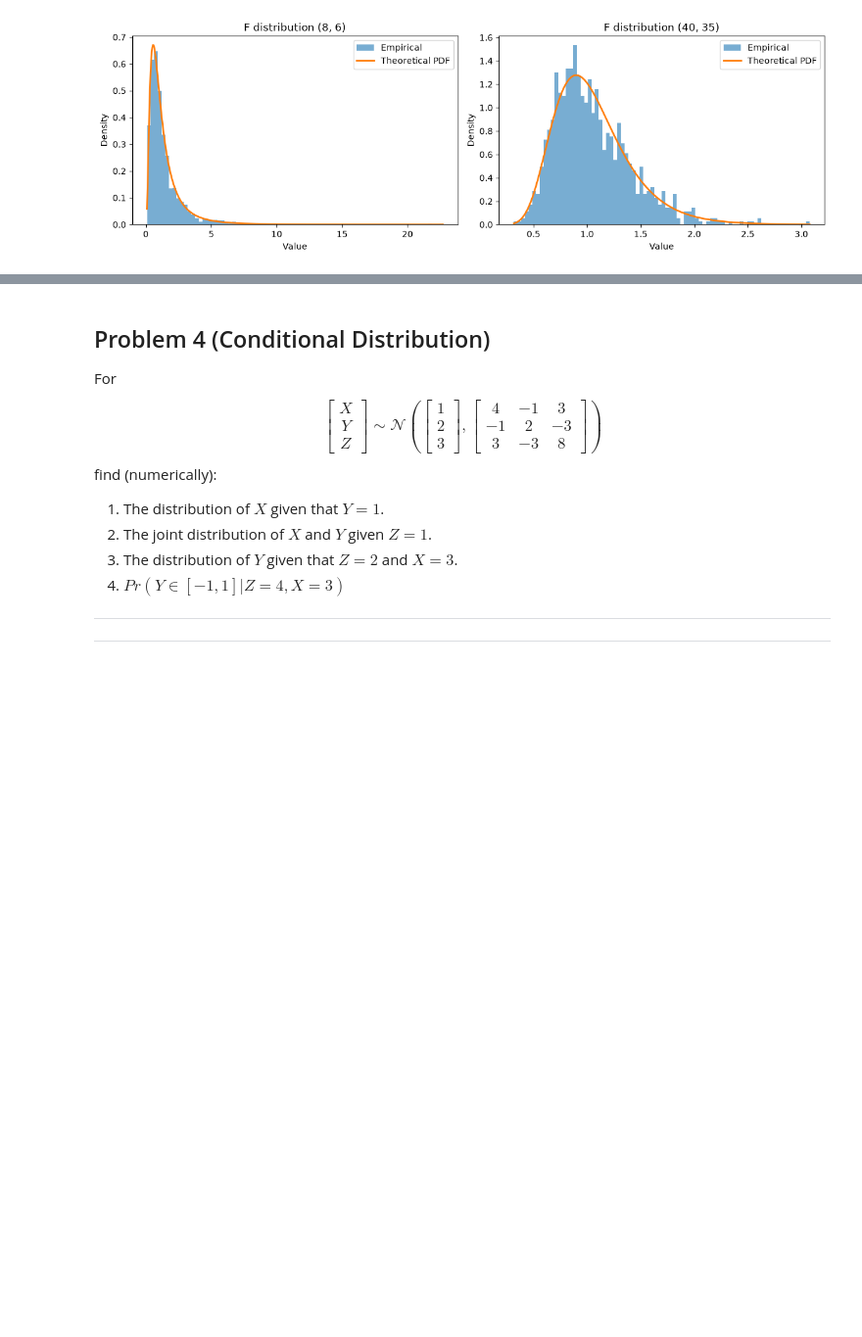
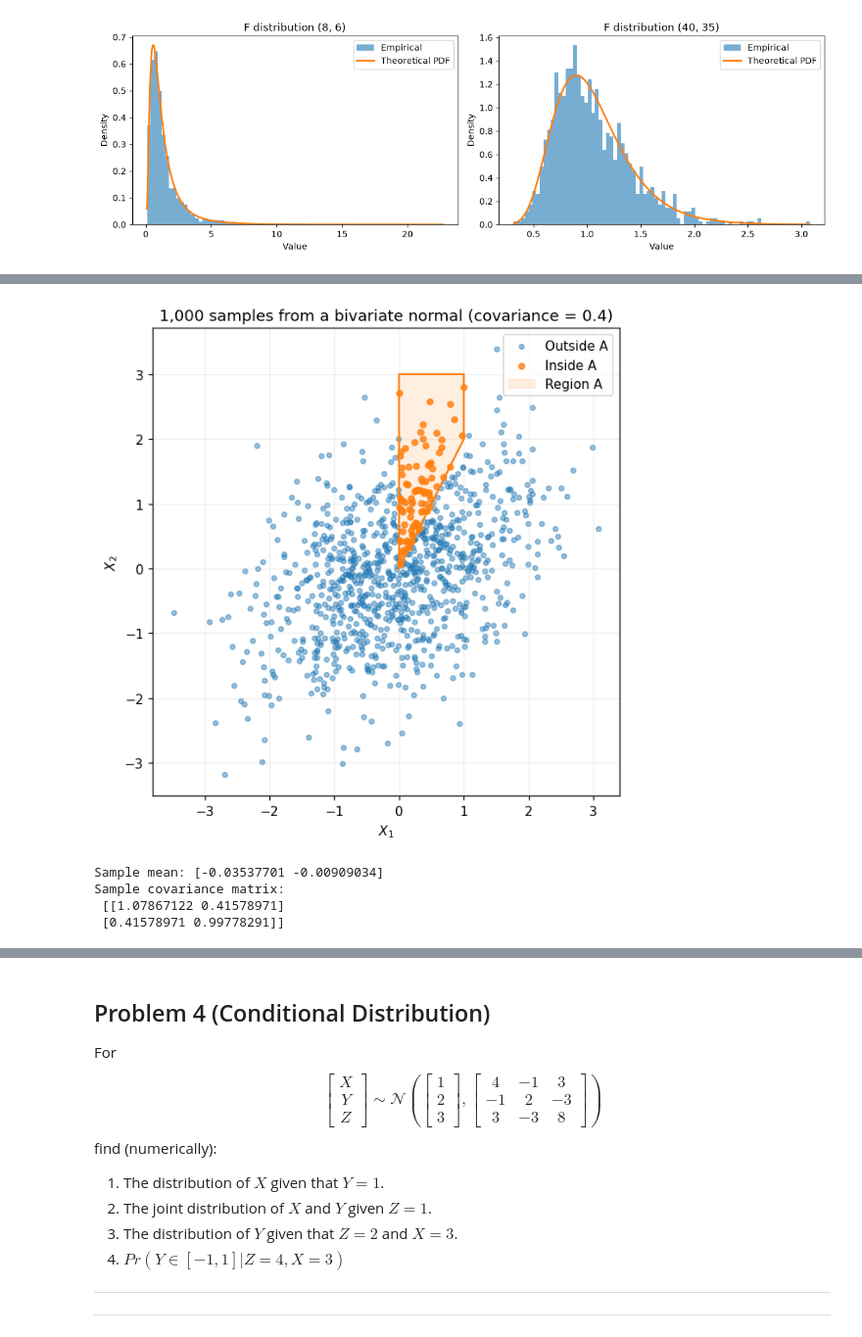
Before and after one commit to MendSe/Advanced-Statistics, a Jupyter notebook: Ex2/hw2.ipynb, the cells around one changed output, grey strips where cells are left out. Shown at 98% size. Saved outputs shown, nothing was run; the diff lists cells and outputs as text; code cells hidden in the pictures; blank space fills up the shorter version.

```diff
--- a/Ex2/hw2.ipynb
+++ b/Ex2/hw2.ipynb
@@ -301,0 +381,42 @@ in two ways:
+# %%
+import numpy as np
+import matplotlib.pyplot as plt
+
+rng_q3 = np.random.default_rng(342681004)
+N = 1000
+Sigma_q3 = np.array([[1.0, 0.4], [0.4, 1.0]])
+L_q3 = np.linalg.cholesky(Sigma_q3)
+standard_normals_q3 = rng_q3.standard_normal((N, 2))
+samples_q3 = standard_normals_q3 @ L_q3.T
+x1_q3, x2_q3 = samples_q3.T
+
+in_A_q3 = (
+    (x1_q3 >= 0) & (x1_q3 <= 1)
+    & (x2_q3 >= 2 * x1_q3) & (x2_q3 <= 3)
+)
+
+fig, ax = plt.subplots(figsize=(7, 6))
+ax.scatter(x1_q3[~in_A_q3], x2_q3[~in_A_q3],
+           s=14, alpha=0.45, label="Outside A")
+ax.scatter(x1_q3[in_A_q3], x2_q3[in_A_q3],
+           s=20, alpha=0.8, color="tab:orange", label="Inside A")
+ax.fill([0, 1, 1, 0], [0, 2, 3, 3], color="tab:orange",
+        alpha=0.12, label="Region A")
+ax.plot([0, 1, 1, 0, 0], [0, 2, 3, 3, 0],
+        color="tab:orange", linewidth=1.5)
+ax.set(xlabel=r"$X_1$", ylabel=r"$X_2$",
+       title="1,000 samples from a bivariate normal (covariance = 0.4)")
+ax.set_aspect("equal", adjustable="box")
+ax.grid(alpha=0.2)
+ax.legend()
+plt.tight_layout()
+plt.show()
+
+print("Sample mean:", samples_q3.mean(axis=0))
+print("Sample covariance matrix:\n", np.cov(samples_q3, rowvar=False))
+# %% [output]
+[figure, added]
+Sample mean: [-0.03537701 -0.00909034]
+Sample covariance matrix:
+ [[1.07867122 0.41578971]
+ [0.41578971 0.99778291]]
```
Also changed, not shown: parts of 5 cells of this notebook.
